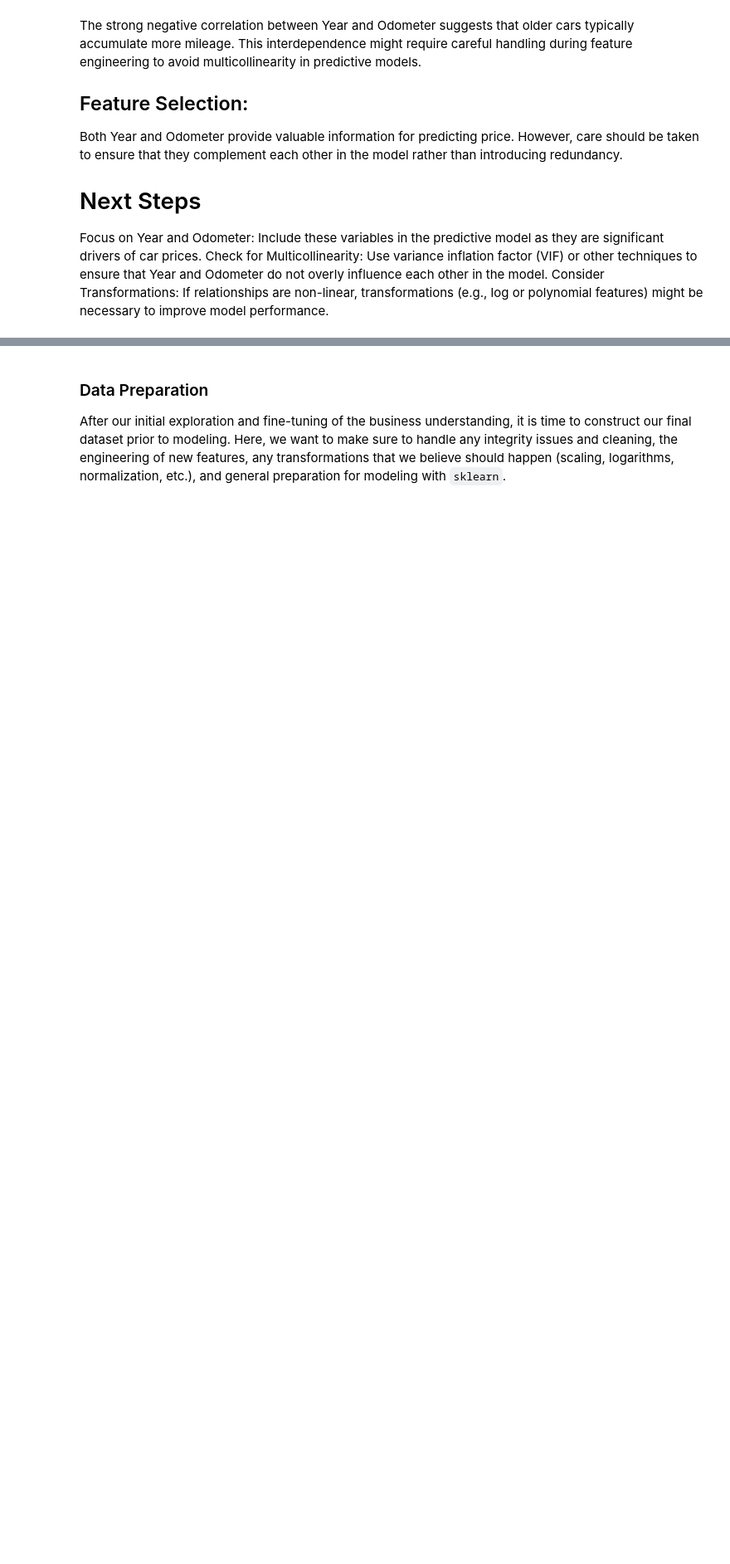
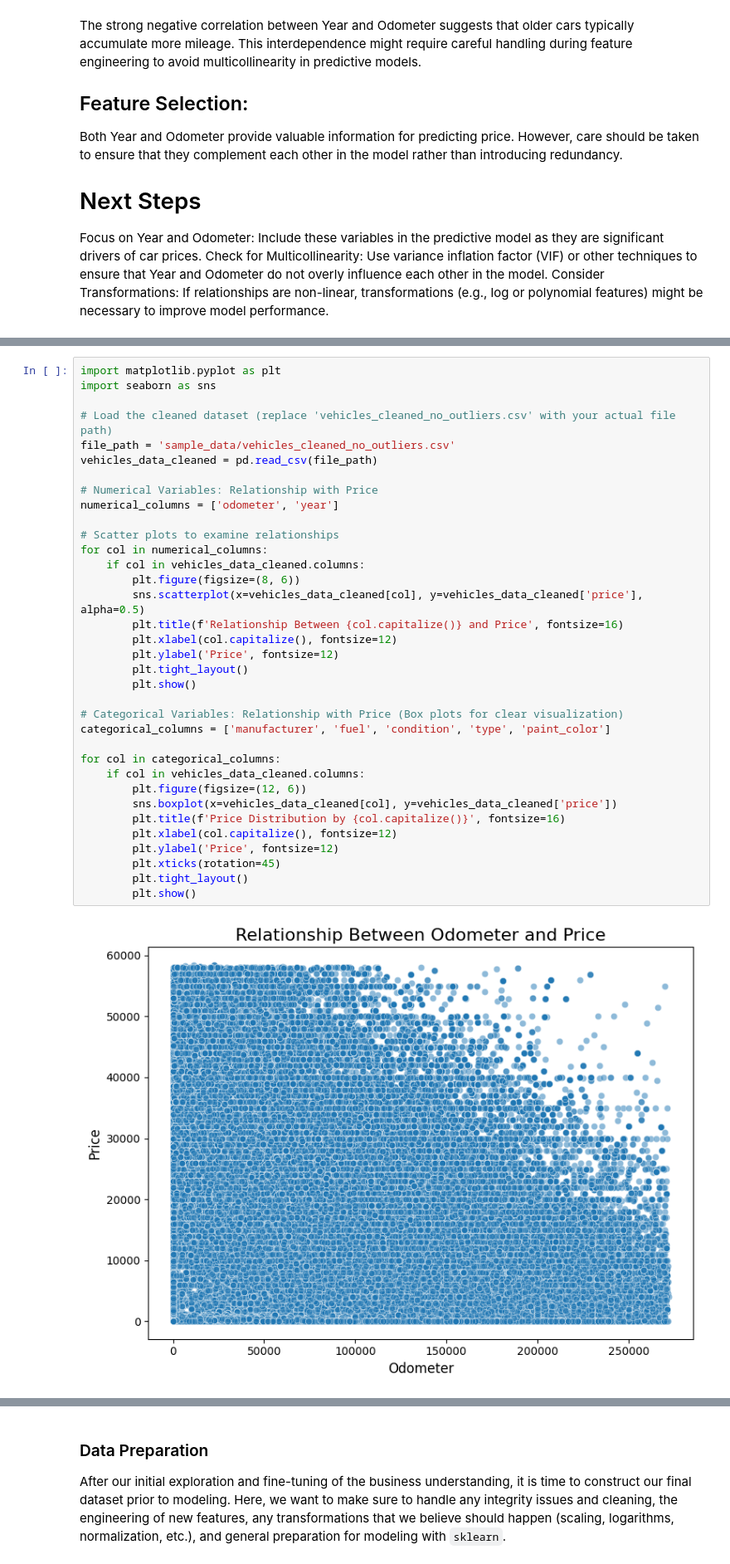
Before and after one commit to michellechen202212/ucb, a Jupyter notebook: prompt_II.ipynb, the cells around one changed output, grey strips where cells are left out. Shown at 83% size. Cells and saved outputs as stored; diff of their text form; blank space fills up the shorter version.

```diff
--- a/prompt_II.ipynb
+++ b/prompt_II.ipynb
@@ -933,0 +1025,37 @@ If relationships are non-linear, transformations (e.g., log or polynomial featur
+# %%
+import matplotlib.pyplot as plt
+import seaborn as sns
+
+# Load the cleaned dataset (replace 'vehicles_cleaned_no_outliers.csv' with your actual file path)
+file_path = 'sample_data/vehicles_cleaned_no_outliers.csv'
+vehicles_data_cleaned = pd.read_csv(file_path)
+
+# Numerical Variables: Relationship with Price
+numerical_columns = ['odometer', 'year']
+
+# Scatter plots to examine relationships
+for col in numerical_columns:
+    if col in vehicles_data_cleaned.columns:
+        plt.figure(figsize=(8, 6))
+        sns.scatterplot(x=vehicles_data_cleaned[col], y=vehicles_data_cleaned['price'], alpha=0.5)
+        plt.title(f'Relationship Between {col.capitalize()} and Price', fontsize=16)
+        plt.xlabel(col.capitalize(), fontsize=12)
+        plt.ylabel('Price', fontsize=12)
+        plt.tight_layout()
+        plt.show()
+
+# Categorical Variables: Relationship with Price (Box plots for clear visualization)
+categorical_columns = ['manufacturer', 'fuel', 'condition', 'type', 'paint_color']
+
+for col in categorical_columns:
+    if col in vehicles_data_cleaned.columns:
+        plt.figure(figsize=(12, 6))
+        sns.boxplot(x=vehicles_data_cleaned[col], y=vehicles_data_cleaned['price'])
+        plt.title(f'Price Distribution by {col.capitalize()}', fontsize=16)
+        plt.xlabel(col.capitalize(), fontsize=12)
+        plt.ylabel('Price', fontsize=12)
+        plt.xticks(rotation=45)
+        plt.tight_layout()
+        plt.show()
+# %% [output]
+[figure, added]
```
Also changed, not shown: parts of 3 cells of this notebook.
